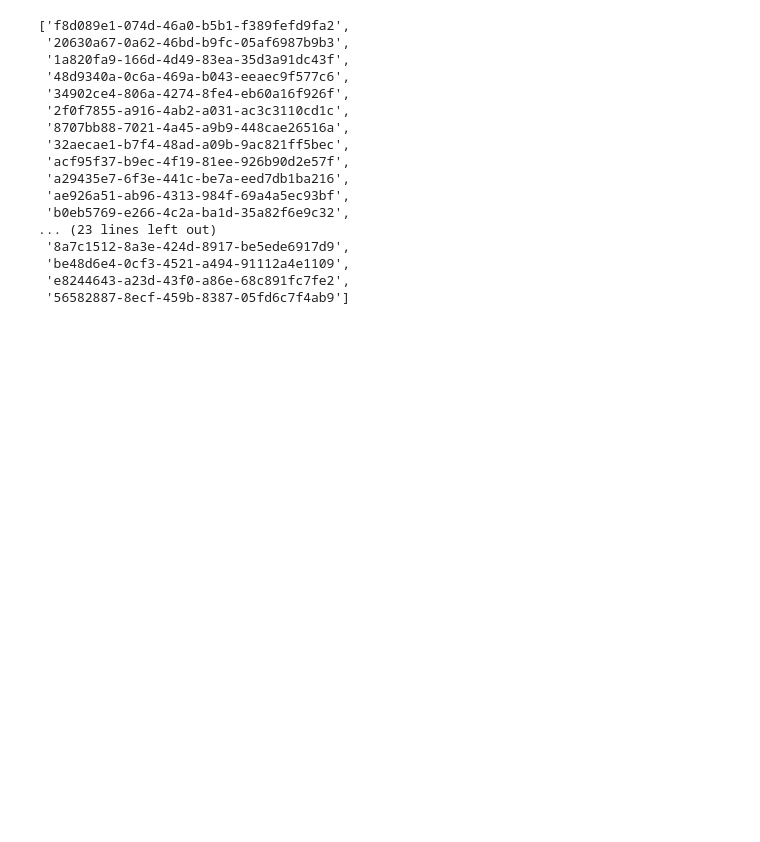
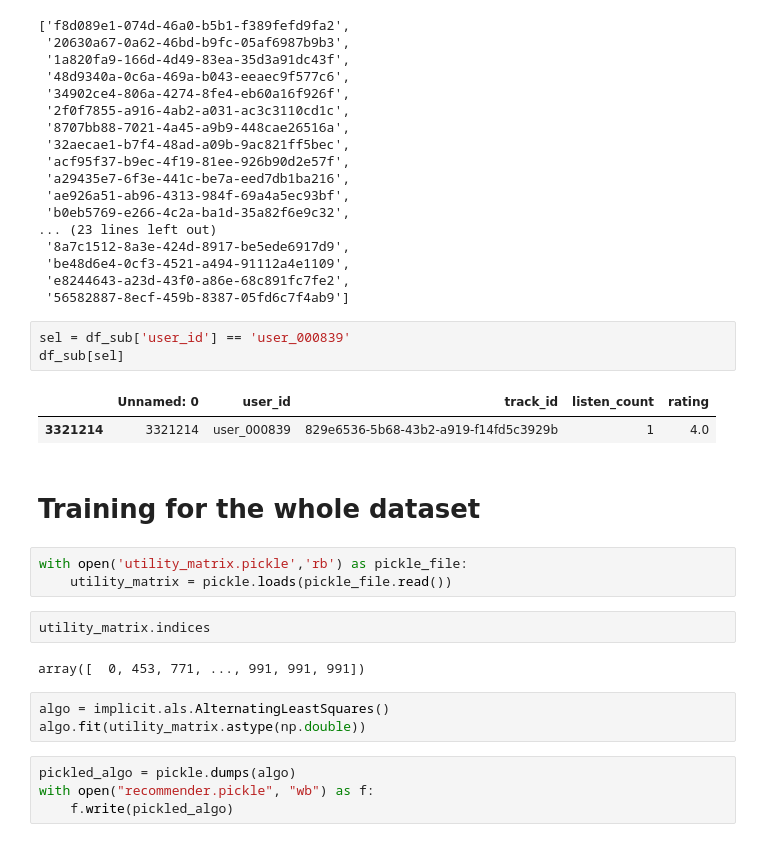
Before and after one commit to alexing/musicmagal, a Jupyter notebook: exploration-franch.ipynb, the cells around one changed output. Saved outputs shown, nothing was run; the diff lists cells and outputs as text; blank space fills up the shorter version.

Commit message:
recommendation for one user for the whole dataset

```diff
--- a/exploration-franch.ipynb
+++ b/exploration-franch.ipynb
@@ -467,3 +467,25 @@ selected_tracks
  'be48d6e4-0cf3-4521-a494-91112a4e1109',
  'e8244643-a23d-43f0-a86e-68c891fc7fe2',
  '56582887-8ecf-459b-8387-05fd6c7f4ab9']
+# %%
+sel = df_sub['user_id'] == 'user_000839'
+df_sub[sel]
+# %% [output]
+|  | Unnamed: 0 | user_id | track_id | listen_count | rating |
+| 3321214 | 3321214 | user_000839 | 829e6536-5b68-43b2-a919-f14fd5c3929b | 1 | 4.0 |
+# %% [markdown]
+# Training for the whole dataset
+# %%
+with open('utility_matrix.pickle','rb') as pickle_file:
+    utility_matrix = pickle.loads(pickle_file.read())
+# %%
+utility_matrix.indices
+# %% [output]
+array([  0, 453, 771, ..., 991, 991, 991])
+# %%
+algo = implicit.als.AlternatingLeastSquares()
+algo.fit(utility_matrix.astype(np.double))
+# %%
+pickled_algo = pickle.dumps(algo)
+with open("recommender.pickle", "wb") as f:
+    f.write(pickled_algo)
```
Also changed, not shown: parts of 1 cell of this notebook.
